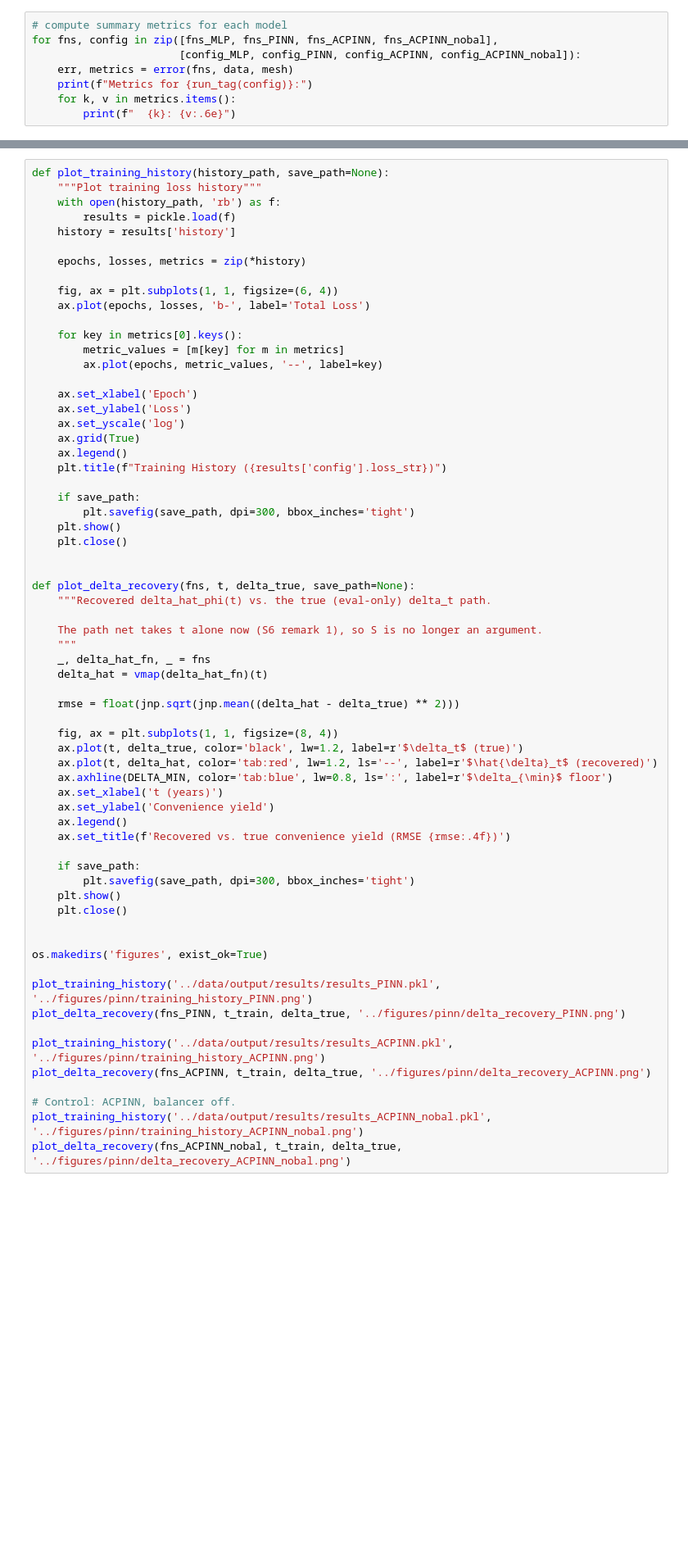
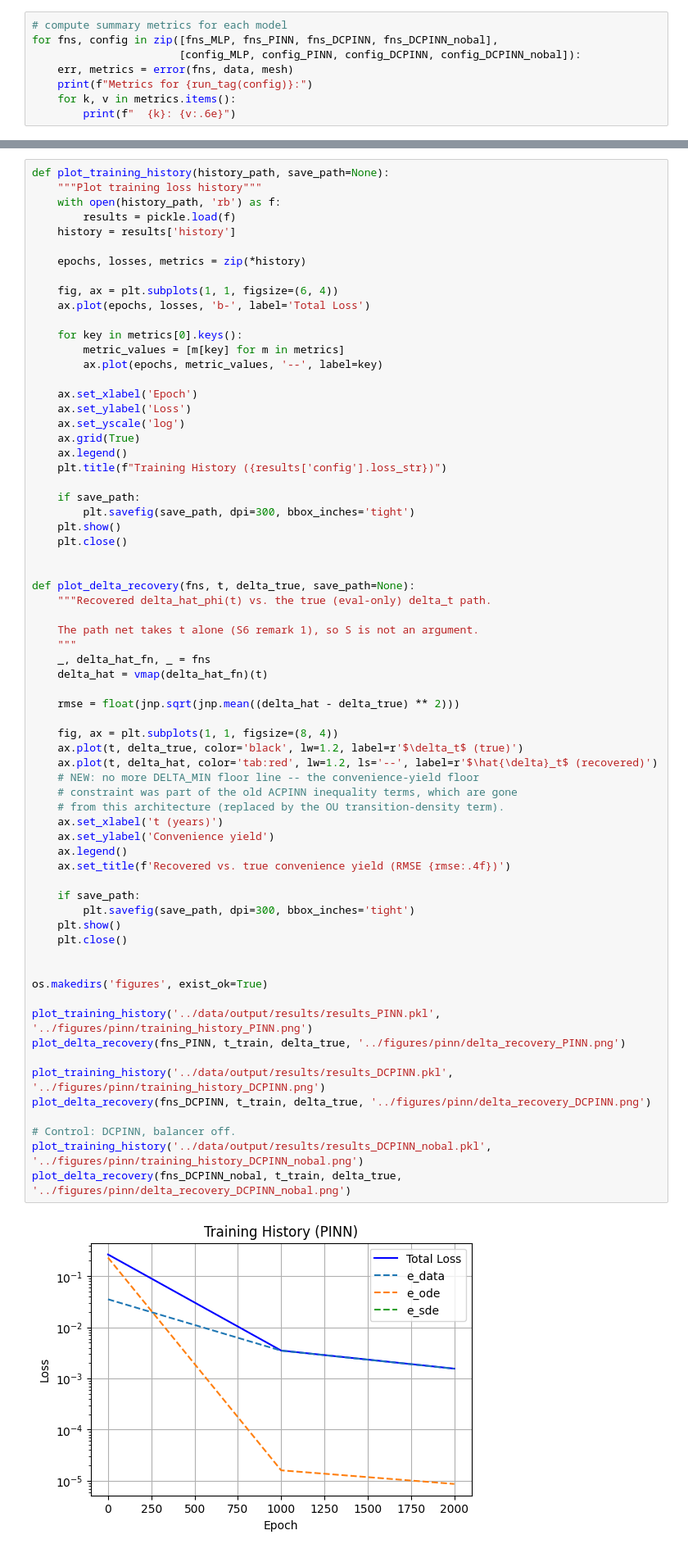
Before and after one commit to Metahemeralism/AP-PEN, a Jupyter notebook: notebooks/PINN_implementation.ipynb, the cells around one changed output, grey strips where cells are left out. Shown at 82% size. Cells and saved outputs as stored; diff of their text form; blank space fills up the shorter version.

```diff
--- a/notebooks/PINN_implementation.ipynb
+++ b/notebooks/PINN_implementation.ipynb
@@ -744,7 +676,7 @@ fns_ACPINN_nobal = run_experiment(config_ACPINN_nobal, data, mesh)
 # %%
 # compute summary metrics for each model
-for fns, config in zip([fns_MLP, fns_PINN, fns_ACPINN, fns_ACPINN_nobal],
-                       [config_MLP, config_PINN, config_ACPINN, config_ACPINN_nobal]):
+for fns, config in zip([fns_MLP, fns_PINN, fns_DCPINN, fns_DCPINN_nobal],
+                       [config_MLP, config_PINN, config_DCPINN, config_DCPINN_nobal]):
     err, metrics = error(fns, data, mesh)
     print(f"Metrics for {run_tag(config)}:")
     for k, v in metrics.items():
@@ -786,37 +735,41 @@ def plot_training_history(history_path, save_path=None):
 
 def plot_delta_recovery(fns, t, delta_true, save_path=None):
     """Recovered delta_hat_phi(t) vs. the true (eval-only) delta_t path.
 
-    The path net takes t alone now (S6 remark 1), so S is no longer an argument.
+    The path net takes t alone (S6 remark 1), so S is not an argument.
     """
     _, delta_hat_fn, _ = fns
     delta_hat = vmap(delta_hat_fn)(t)
 
     rmse = float(jnp.sqrt(jnp.mean((delta_hat - delta_true) ** 2)))
 
     fig, ax = plt.subplots(1, 1, figsize=(8, 4))
     ax.plot(t, delta_true, color='black', lw=1.2, label=r'$\delta_t$ (true)')
     ax.plot(t, delta_hat, color='tab:red', lw=1.2, ls='--', label=r'$\hat{\delta}_t$ (recovered)')
-    ax.axhline(DELTA_MIN, color='tab:blue', lw=0.8, ls=':', label=r'$\delta_{\min}$ floor')
+    # NEW: no more DELTA_MIN floor line -- the convenience-yield floor
+    # constraint was part of the old ACPINN inequality terms, which are gone
+    # from this architecture (replaced by the OU transition-density term).
     ax.set_xlabel('t (years)')
     ax.set_ylabel('Convenience yield')
     ax.legend()
     ax.set_title(f'Recovered vs. true convenience yield (RMSE {rmse:.4f})')
 
     if save_path:
         plt.savefig(save_path, dpi=300, bbox_inches='tight')
     plt.show()
     plt.close()
 
 
 os.makedirs('figures', exist_ok=True)
 
 plot_training_history('../data/output/results/results_PINN.pkl', '../figures/pinn/training_history_PINN.png')
 plot_delta_recovery(fns_PINN, t_train, delta_true, '../figures/pinn/delta_recovery_PINN.png')
 
-plot_training_history('../data/output/results/results_ACPINN.pkl', '../figures/pinn/training_history_ACPINN.png')
-plot_delta_recovery(fns_ACPINN, t_train, delta_true, '../figures/pinn/delta_recovery_ACPINN.png')
+plot_training_history('../data/output/results/results_DCPINN.pkl', '../figures/pinn/training_history_DCPINN.png')
+plot_delta_recovery(fns_DCPINN, t_train, delta_true, '../figures/pinn/delta_recovery_DCPINN.png')
 
-# Control: ACPINN, balancer off.
-plot_training_history('../data/output/results/results_ACPINN_nobal.pkl', '../figures/pinn/training_history_ACPINN_nobal.png')
-plot_delta_recovery(fns_ACPINN_nobal, t_train, delta_true, '../figures/pinn/delta_recovery_ACPINN_nobal.png')
+# Control: DCPINN, balancer off.
+plot_training_history('../data/output/results/results_DCPINN_nobal.pkl', '../figures/pinn/training_history_DCPINN_nobal.png')
+plot_delta_recovery(fns_DCPINN_nobal, t_train, delta_true, '../figures/pinn/delta_recovery_DCPINN_nobal.png')
+# %% [output]
+[figure, added]
```
Also changed, not shown: parts of 20 cells of this notebook, 10 other files.
